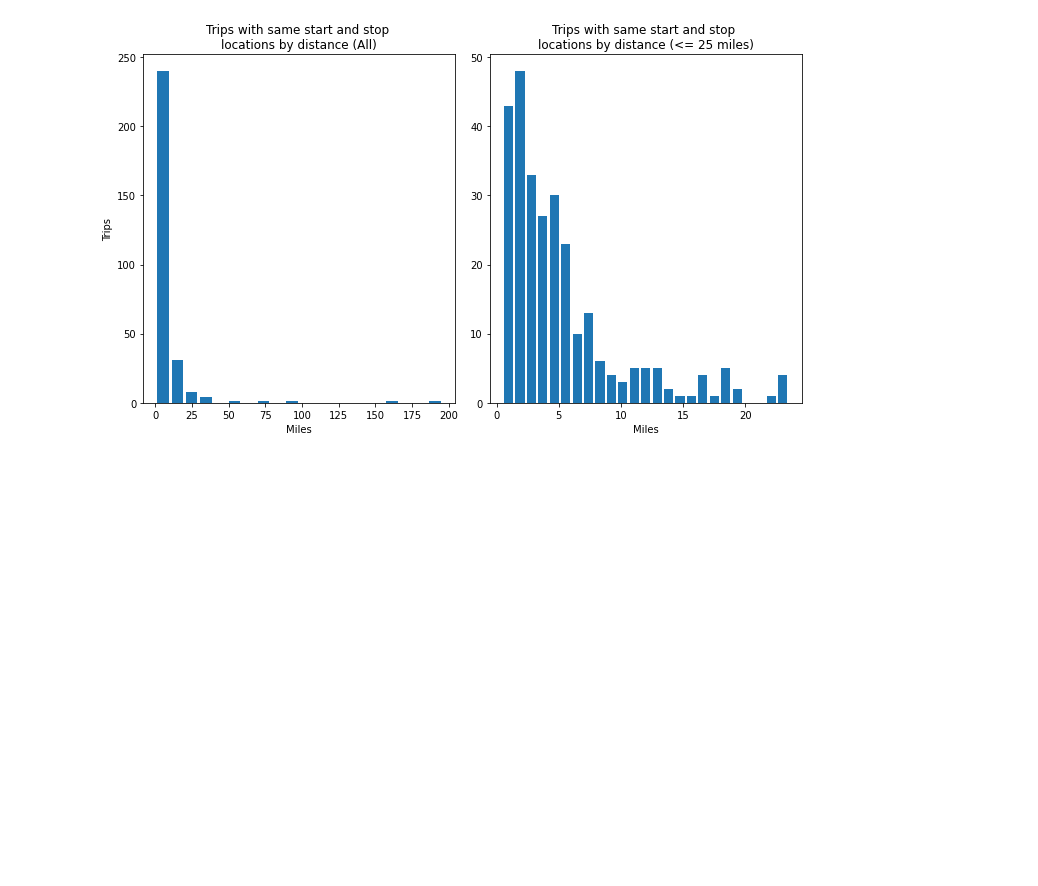
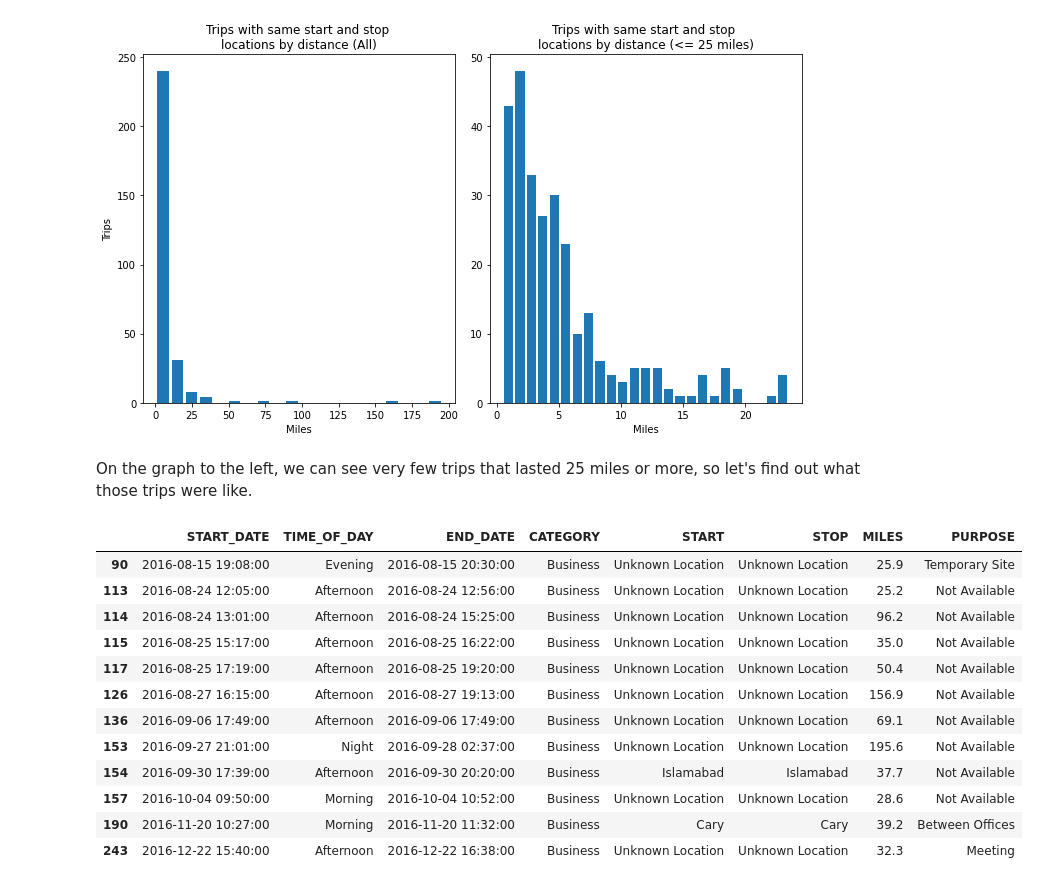
Before and after one commit to LongPhan1912/UberRides, a Jupyter notebook: uber_rides.ipynb, the cells around one changed output. Cells and saved outputs as stored; diff of their text form; code cells hidden in the pictures; blank space fills up the shorter version.

```diff
--- a/uber_rides.ipynb
+++ b/uber_rides.ipynb
@@ -322,2 +344,20 @@ plt.show()
 # %% [output]
 [figure]
+# %% [markdown]
+On the graph to the left, we can see very few trips that lasted 25 miles or more, so let's find out what those trips were like.
+# %%
+same_dest[same_dest['MILES'] > 25]
+# %% [output]
+|  | START_DATE | TIME_OF_DAY | END_DATE | CATEGORY | START | STOP | MILES | PURPOSE |
+| 90 | 2016-08-15 19:08:00 | Evening | 2016-08-15 20:30:00 | Business | Unknown Location | Unknown Location | 25.9 | Temporary Site |
+| 113 | 2016-08-24 12:05:00 | Afternoon | 2016-08-24 12:56:00 | Business | Unknown Location | Unknown Location | 25.2 | Not Available |
+| 114 | 2016-08-24 13:01:00 | Afternoon | 2016-08-24 15:25:00 | Business | Unknown Location | Unknown Location | 96.2 | Not Available |
+| 115 | 2016-08-25 15:17:00 | Afternoon | 2016-08-25 16:22:00 | Business | Unknown Location | Unknown Location | 35.0 | Not Available |
+| 117 | 2016-08-25 17:19:00 | Afternoon | 2016-08-25 19:20:00 | Business | Unknown Location | Unknown Location | 50.4 | Not Available |
+| 126 | 2016-08-27 16:15:00 | Afternoon | 2016-08-27 19:13:00 | Business | Unknown Location | Unknown Location | 156.9 | Not Available |
+| 136 | 2016-09-06 17:49:00 | Afternoon | 2016-09-06 17:49:00 | Business | Unknown Location | Unknown Location | 69.1 | Not Available |
+| 153 | 2016-09-27 21:01:00 | Night | 2016-09-28 02:37:00 | Business | Unknown Location | Unknown Location | 195.6 | Not Available |
+| 154 | 2016-09-30 17:39:00 | Afternoon | 2016-09-30 20:20:00 | Business | Islamabad | Islamabad | 37.7 | Not Available |
+| 157 | 2016-10-04 09:50:00 | Morning | 2016-10-04 10:52:00 | Business | Unknown Location | Unknown Location | 28.6 | Not Available |
+| 190 | 2016-11-20 10:27:00 | Morning | 2016-11-20 11:32:00 | Business | Cary | Cary | 39.2 | Between Offices |
+| 243 | 2016-12-22 15:40:00 | Afternoon | 2016-12-22 16:38:00 | Business | Unknown Location | Unknown Location | 32.3 | Meeting |
```
Also changed, not shown: parts of 38 cells of this notebook.
